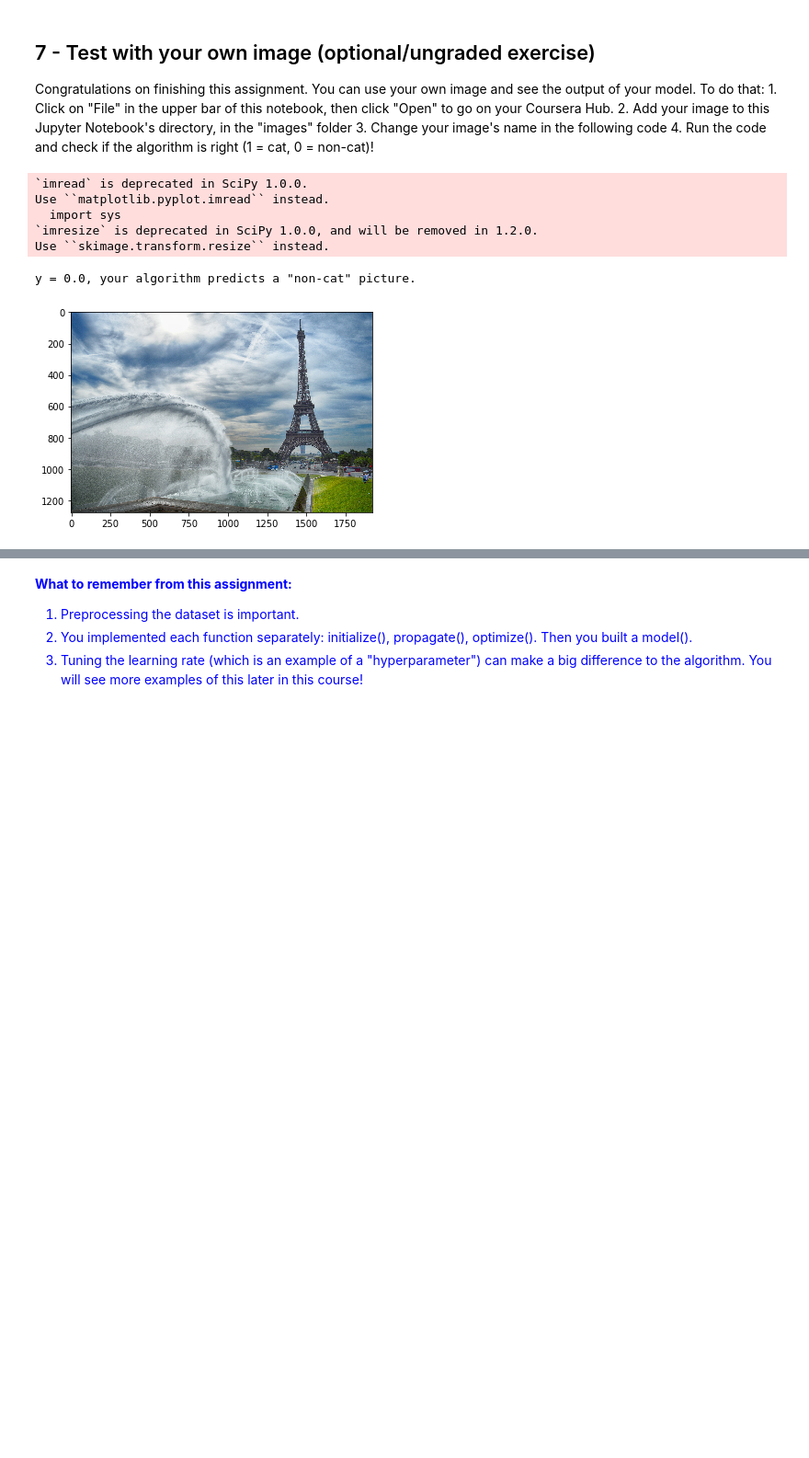
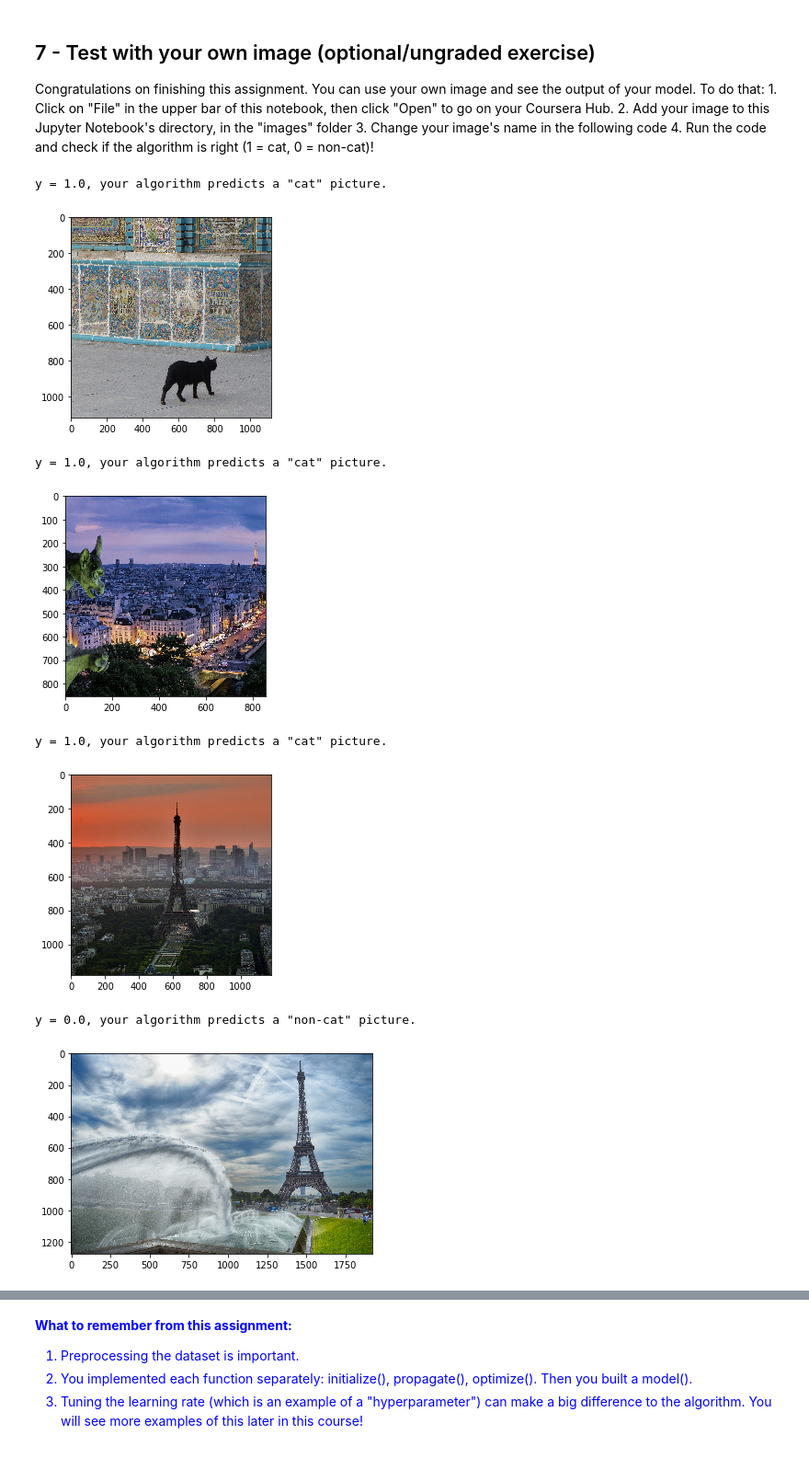
Before and after one commit to StevenPZChan/ml_dl_coursera_Andrew_Ng, a Jupyter notebook: neural-networks-deep-learning/Week 2/Logistic Regression as a Neural Network/Logistic+Regression+with+a+Neural+Network+mindset+v5.ipynb, the cells around one changed output, grey strips where cells are left out. Shown at 92% size. Saved outputs shown, nothing was run; the diff lists cells and outputs as text; code cells hidden in the pictures; blank space fills up the shorter version.

```diff
--- a/neural-networks-deep-learning/Week 2/Logistic Regression as a Neural Network/Logistic+Regression+with+a+Neural+Network+mindset+v5.ipynb
+++ b/neural-networks-deep-learning/Week 2/Logistic Regression as a Neural Network/Logistic+Regression+with+a+Neural+Network+mindset+v5.ipynb
@@ -776,22 +777,25 @@ Congratulations on finishing this assignment. You can use your own image and see
     4. Run the code and check if the algorithm is right (1 = cat, 0 = non-cat)!
 # %%
 ## START CODE HERE ## (PUT YOUR IMAGE NAME)
-my_image = "my_image.jpg"   # change this to the name of your image file
+my_images = ['cat_in_iran.jpg', 'gargouille.jpg', 'la_defense.jpg', 'my_image.jpg', 'my_image2.jpg']   # change this to the name of your image file
 ## END CODE HERE ##
 
-# We preprocess the image to fit your algorithm.
-fname = "images/" + my_image
-image = np.array(ndimage.imread(fname, flatten=False))
-my_image = scipy.misc.imresize(image, size=(num_px,num_px)).reshape((1, num_px*num_px*3)).T
-my_predicted_image = predict(d["w"], d["b"], my_image)
+for my_image in my_images:
+    # We preprocess the image to fit your algorithm.
+    fname = "images/" + my_image
+    image = np.array(imageio.imread(fname, as_gray=False))
+    my_image = transform.resize(image, (num_px,num_px), mode='reflect', anti_aliasing=True).reshape((1, num_px*num_px*3)).T
+    my_predicted_image = predict(d["w"], d["b"], my_image)
 
-plt.imshow(image)
-print("y = " + str(np.squeeze(my_predicted_image)) + ", your algorithm predicts a \"" + classes[int(np.squeeze(my_predicted_image)),].decode("utf-8") +  "\" picture.")
+    plt.imshow(image)
+    print("y = " + str(np.squeeze(my_predicted_image)) + ", your algorithm predicts a \"" + classes[int(np.squeeze(my_predicted_image)),].decode("utf-8") +  "\" picture.")
+    plt.show()
 # %% [output]
-`imread` is deprecated in SciPy 1.0.0.
-Use ``matplotlib.pyplot.imread`` instead.
-  import sys
-`imresize` is deprecated in SciPy 1.0.0, and will be removed in 1.2.0.
-Use ``skimage.transform.resize`` instead.
+y = 1.0, your algorithm predicts a "cat" picture.
+[figure, new version]
-y = 0.0, your algorithm predicts a "non-cat" picture.
+y = 1.0, your algorithm predicts a "cat" picture.
-[figure, old version]
+[figure, added]
+y = 1.0, your algorithm predicts a "cat" picture.
+[figure, added]
+y = 0.0, your algorithm predicts a "non-cat" picture.
+[figure, added]
```
Also changed, not shown: parts of 2 cells of this notebook, 6 other files.
